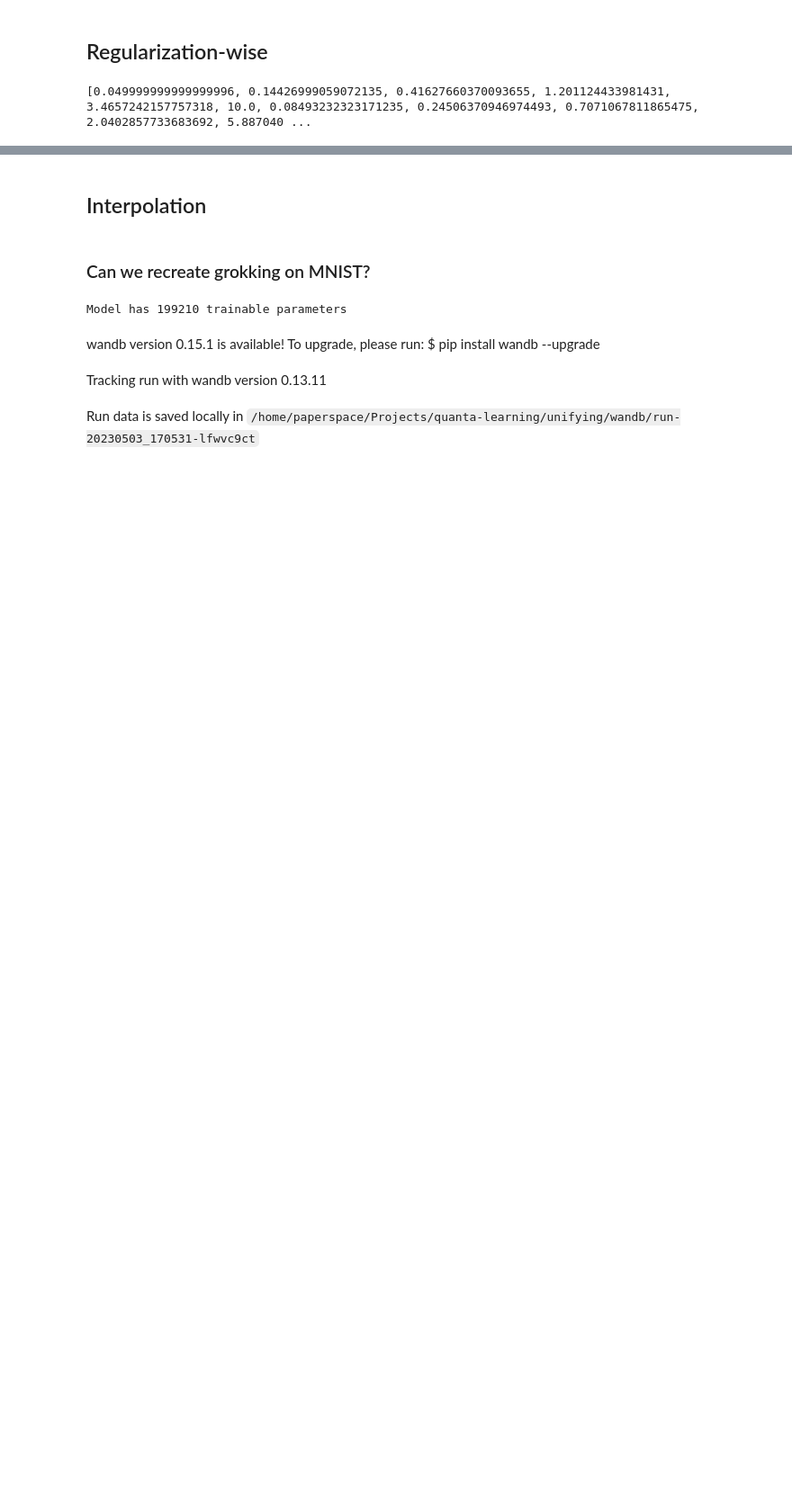
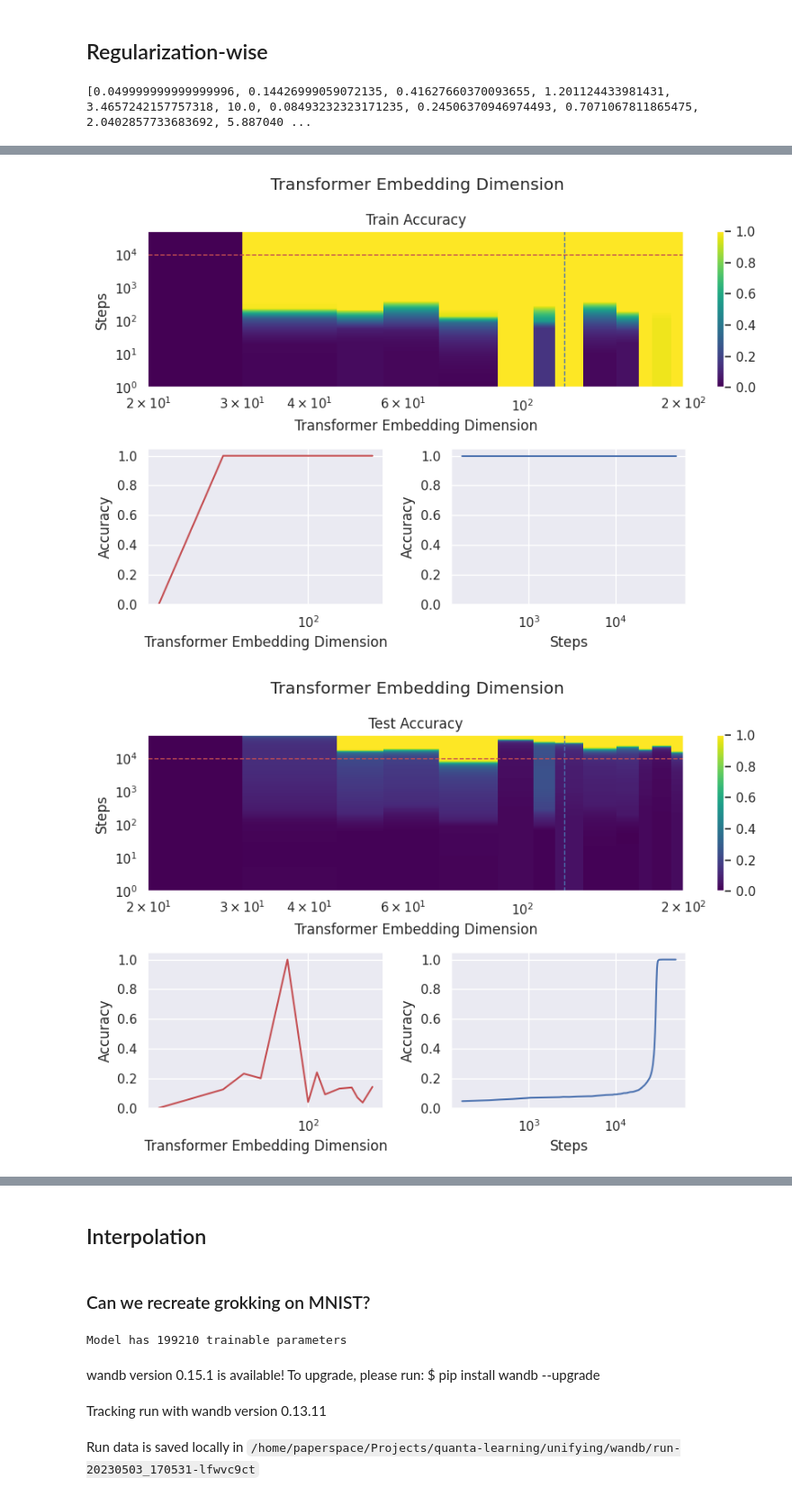
Before and after one commit to jqhoogland/pattern-learning, a Jupyter notebook: unifying/unifying.ipynb, the cells around one changed output, grey strips where cells are left out. Shown at 90% size. Cells and saved outputs as stored; diff of their text form; code cells hidden in the pictures; blank space fills up the shorter version.

```diff
--- a/unifying/unifying.ipynb
+++ b/unifying/unifying.ipynb
@@ -426,0 +837,7 @@ def plot(df: pd.DataFrame, smooth: Union[bool, float]=False, log_loss=True, cmap
+# %%
+# Model-wise Details
+
+plot_all_details(mw_grokking_cleaned, title="Transformer Embedding Dimension", unique_col="d_model", run_val=120, plot_extra=False)
+# %% [output]
+[figure, added]
+[figure, added]
```
Also changed, not shown: parts of 31 cells of this notebook, 26 other files.
